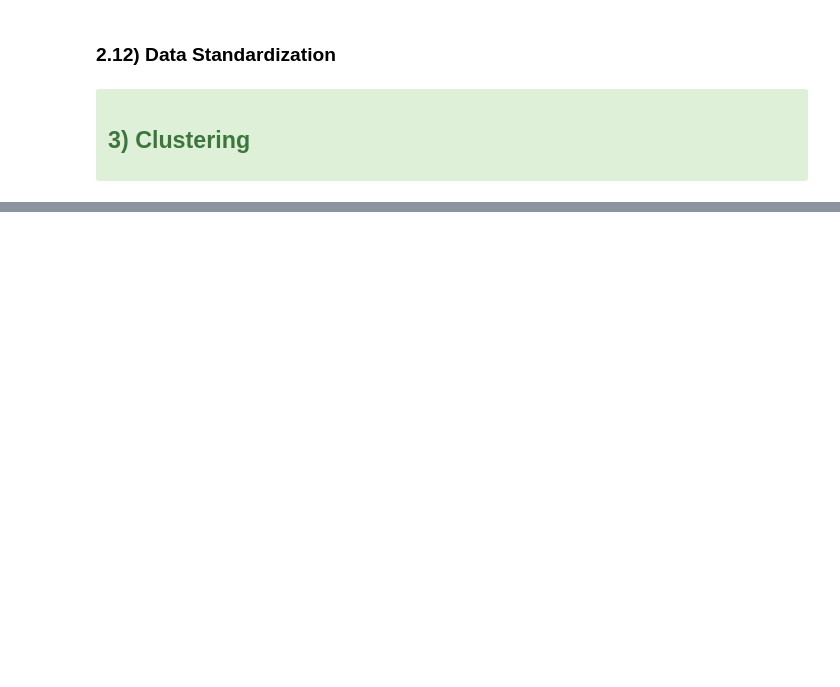
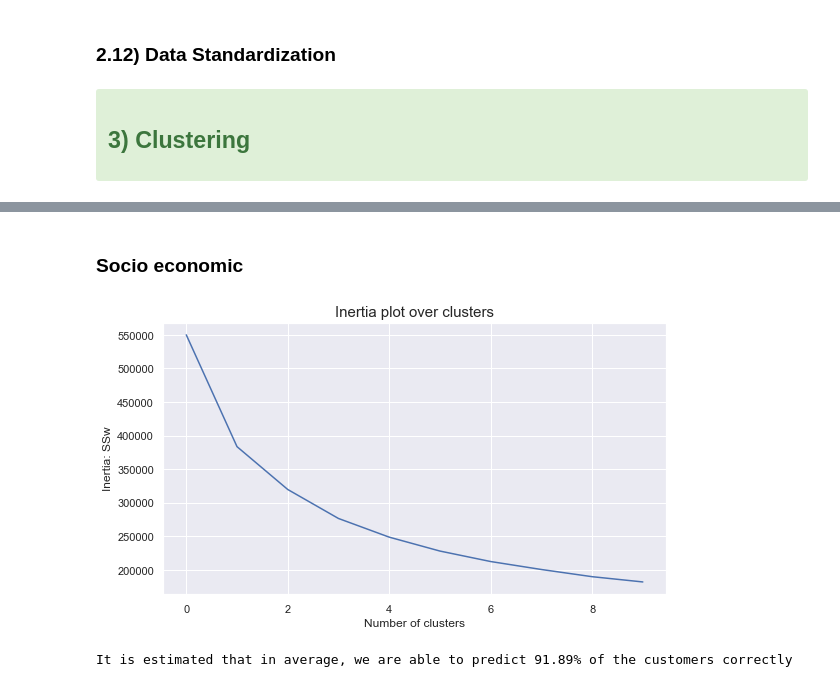
Before and after one commit to its-pedrofonseca/Data-Mining-Project, a Jupyter notebook: Data Cleaning Default Final.ipynb, the cells around one changed output, grey strips where cells are left out. Cells and saved outputs as stored; diff of their text form; code cells hidden in the pictures; blank space fills up the shorter version.

```diff
--- a/Data Cleaning Default Final.ipynb
+++ b/Data Cleaning Default Final.ipynb
@@ -710,0 +944,5 @@ plt.show()
+# %%
+# final cluster solution
+number_clusters = 3
+kmclust = KMeans(n_clusters=number_clusters, init='k-means++', n_init=15, random_state=1)
+demographic_labels = kmclust.fit_predict(standard_demographic)
@@ -710,0 +991,17 @@ plt.show()
+# %% [markdown]
+### Socio economic
+# %%
+inertia = []
+for n_clus in range_clusters:  # iterate over desired ncluster range
+    kmclust = KMeans(n_clusters=n_clus, init='k-means++', n_init=15, random_state=1)
+    kmclust.fit(standard_socio_economic)
+    inertia.append(kmclust.inertia_)  # save the inertia of the given cluster solution
+
+plt.figure(figsize=(9,5))
+plt.plot(inertia)
+plt.ylabel("Inertia: SSw")
+plt.xlabel("Number of clusters")
+plt.title("Inertia plot over clusters", size=15)
+plt.show()
+# %% [output]
+[figure, added]
@@ -710,0 +1015,16 @@ plt.show()
+# %%
+# Preparing the data
+X = socio_economic.drop(columns='socio_economic_labels')
+y = socio_economic.socio_economic_labels
+
+# Splitting the data
+X_train, X_test, y_train, y_test = train_test_split(
+    X, y, test_size=0.2, random_state=42
+)
+
+# Fitting the decision tree
+dt = DecisionTreeClassifier(random_state=42, max_depth=3)
+dt.fit(X_train, y_train)
+print("It is estimated that in average, we are able to predict {0:.2f}% of the customers correctly".format(dt.score(X_test, y_test)*100))
+# %% [output]
+It is estimated that in average, we are able to predict 91.89% of the customers correctly
```
Also changed, not shown: parts of 108 cells of this notebook.
